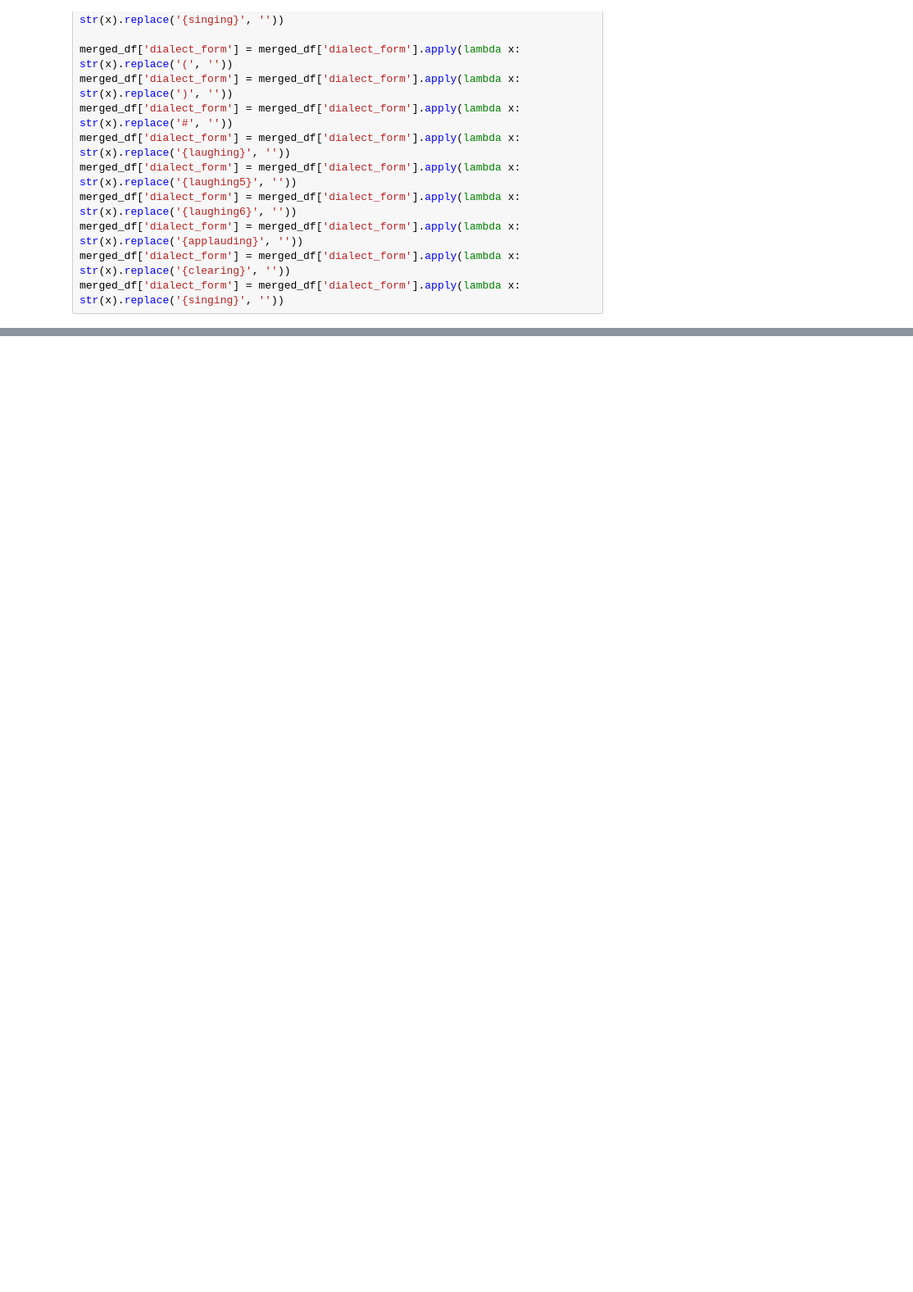
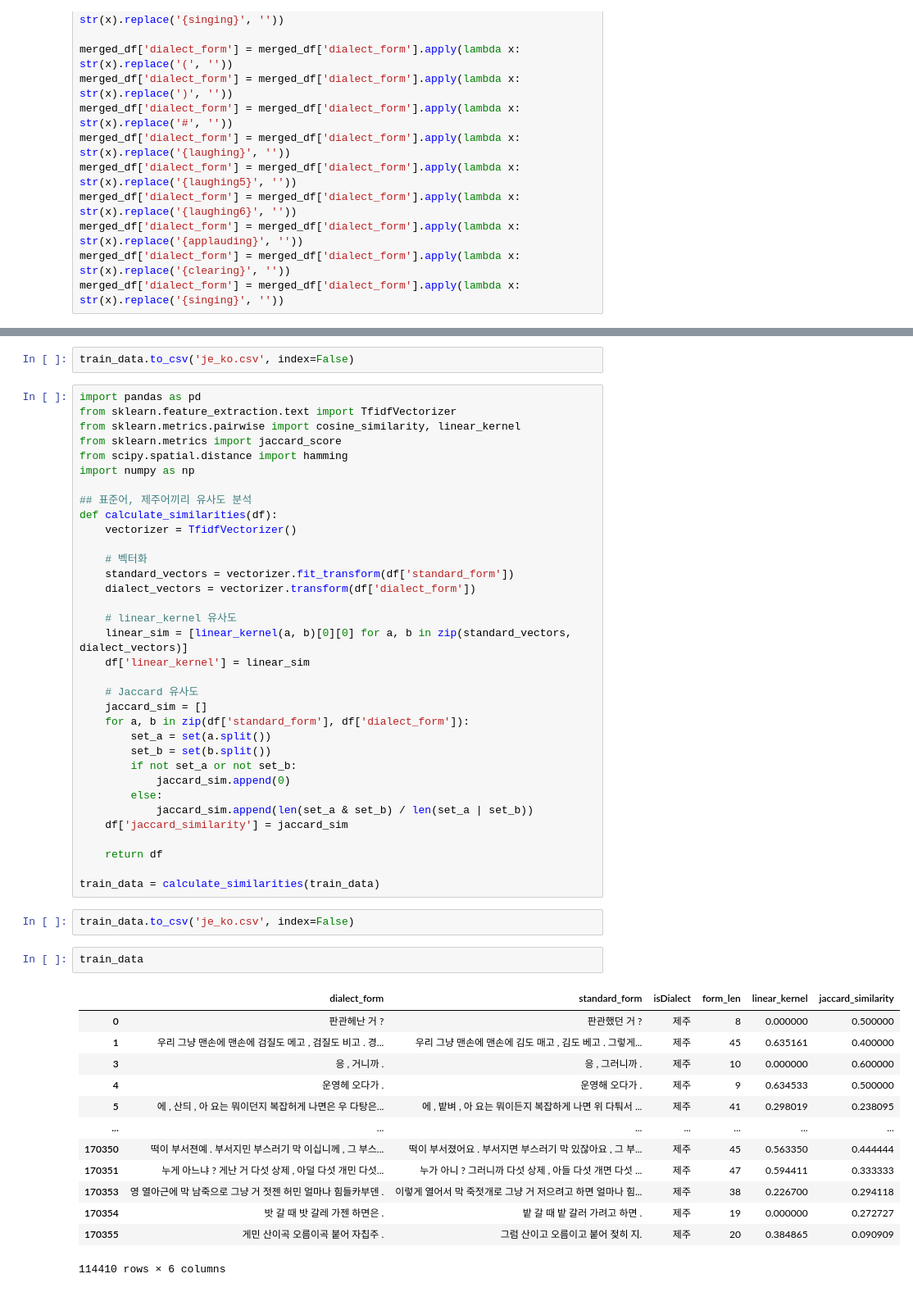
Before and after one commit to maeseok/BITAmin, a Jupyter notebook: BITAmin/1학기 프로젝트/concat.ipynb, the cells around one changed output, grey strips where cells are left out. Shown at 82% size. Saved outputs shown, nothing was run; the diff lists cells and outputs as text; blank space fills up the shorter version.

```diff
--- a/BITAmin/1학기 프로젝트/concat.ipynb
+++ b/BITAmin/1학기 프로젝트/concat.ipynb
@@ -113,0 +162,54 @@ processed_df.to_excel('jeju1.xlsx', index=False)
+# %%
+train_data.to_csv('je_ko.csv', index=False)
+# %%
+import pandas as pd
+from sklearn.feature_extraction.text import TfidfVectorizer
+from sklearn.metrics.pairwise import cosine_similarity, linear_kernel
+from sklearn.metrics import jaccard_score
+from scipy.spatial.distance import hamming
+import numpy as np
+
+## 표준어, 제주어끼리 유사도 분석
+def calculate_similarities(df):
+    vectorizer = TfidfVectorizer()
+
+    # 벡터화
+    standard_vectors = vectorizer.fit_transform(df['standard_form'])
+    dialect_vectors = vectorizer.transform(df['dialect_form'])
+
+    # linear_kernel 유사도
+    linear_sim = [linear_kernel(a, b)[0][0] for a, b in zip(standard_vectors, dialect_vectors)]
+    df['linear_kernel'] = linear_sim
+
+    # Jaccard 유사도
+    jaccard_sim = []
+    for a, b in zip(df['standard_form'], df['dialect_form']):
+        set_a = set(a.split())
+        set_b = set(b.split())
+        if not set_a or not set_b:
+            jaccard_sim.append(0)
+        else:
+            jaccard_sim.append(len(set_a & set_b) / len(set_a | set_b))
+    df['jaccard_similarity'] = jaccard_sim
+
+    return df
+
+train_data = calculate_similarities(train_data)
+# %%
+train_data.to_csv('je_ko.csv', index=False)
+# %%
+train_data
+# %% [output]
+|  | dialect_form | standard_form | isDialect | form_len | linear_kernel | jaccard_similarity |
+| 0 | 판관헤난 거 ? | 판관했던 거 ? | 제주 | 8 | 0.000000 | 0.500000 |
+| 1 | 우리 그냥 맨손에 맨손에 검질도 메고 , 검질도 비고 . 경... | 우리 그냥 맨손에 맨손에 김도 매고 , 김도 베고 . 그렇게... | 제주 | 45 | 0.635161 | 0.400000 |
+| 3 | 응 , 거니까 . | 응 , 그러니까 . | 제주 | 10 | 0.000000 | 0.600000 |
+| 4 | 운영헤 오다가 . | 운영해 오다가 . | 제주 | 9 | 0.634533 | 0.500000 |
+| 5 | 에 , 산듸 , 아 요는 뭐이던지 복잡허게 나면은 우 다탕은... | 에 , 밭벼 , 아 요는 뭐이든지 복잡하게 나면 위 다퉈서 ... | 제주 | 41 | 0.298019 | 0.238095 |
+| ... | ... | ... | ... | ... | ... | ... |
+| 170350 | 떡이 부서젼예 . 부서지민 부스러기 막 이십니께 , 그 부스... | 떡이 부서졌어요 . 부서지면 부스러기 막 있잖아요 , 그 부... | 제주 | 45 | 0.563350 | 0.444444 |
+| 170351 | 누게 아느냐 ? 게난 거 다섯 상제 , 아덜 다섯 개민 다섯... | 누가 아니 ? 그러니까 다섯 상제 , 아들 다섯 개면 다섯 ... | 제주 | 47 | 0.594411 | 0.333333 |
+| 170353 | 영 열아근에 막 남죽으로 그냥 거 젓젠 허민 얼마나 힘들카부덴 . | 이렇게 열어서 막 죽젓개로 그냥 거 저으려고 하면 얼마나 힘... | 제주 | 38 | 0.226700 | 0.294118 |
+| 170354 | 밧 갈 때 밧 갈레 가젠 하면은 . | 밭 갈 때 밭 갈러 가려고 하면 . | 제주 | 19 | 0.000000 | 0.272727 |
+| 170355 | 게민 산이곡 오름이곡 붙어 자칩주 . | 그럼 산이고 오름이고 붙어 젖히 지. | 제주 | 20 | 0.384865 | 0.090909 |
+114410 rows × 6 columns
```
Also changed, not shown: parts of 8 cells of this notebook, 8 other files.
